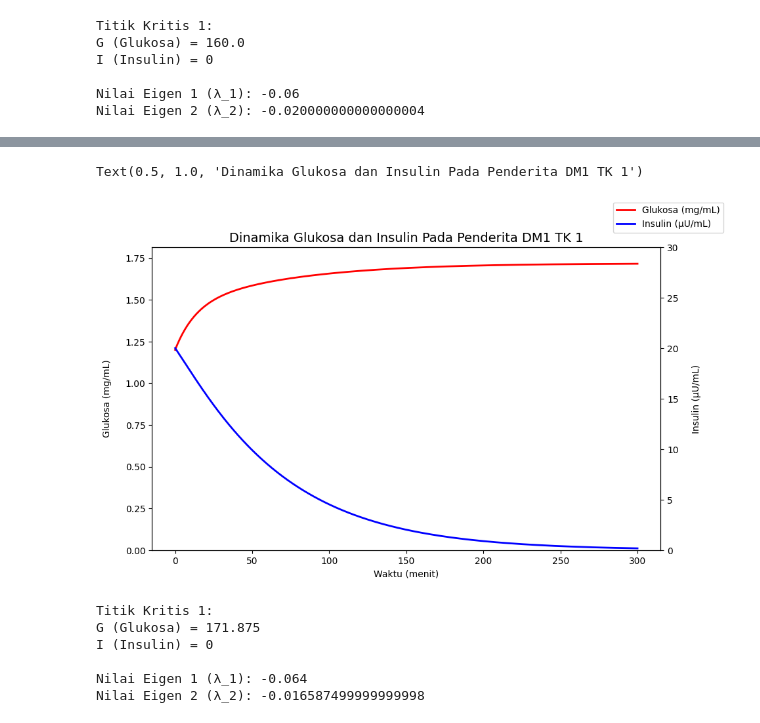
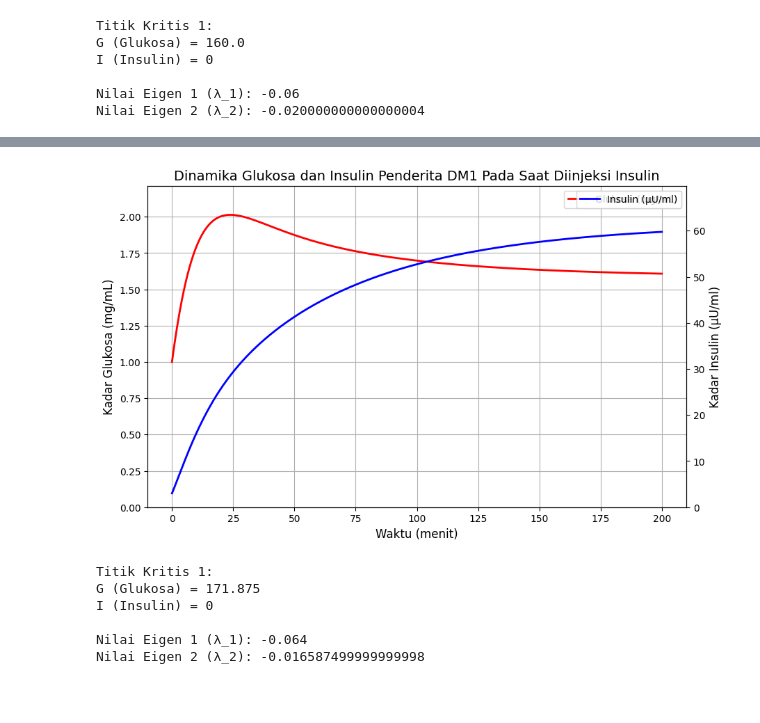
Before and after one commit to dayudyah20/Belajar-Coursera, a Jupyter notebook: MODEL_NORMAL_HOLLING_FIX.ipynb, the cells around one changed output, grey strips where cells are left out. Drawn from its saved outputs; the diff is of its cells as text; code cells hidden in the pictures; blank space fills up the shorter version.

```diff
--- a/MODEL_NORMAL_HOLLING_FIX.ipynb
+++ b/MODEL_NORMAL_HOLLING_FIX.ipynb
@@ -204,78 +481,70 @@ Nilai Eigen 2 (λ_2): -0.020000000000000004
 # %%
+
 import numpy as np
 import matplotlib.pyplot as plt
-
-# Parameter-parameter
-alpha = 11  # Penerimaan glukosa
-gamma = 0.064 # Penggunaan glukosa
-theta = 0.0004  # Pengaruh insulin
-sigma = 0.0006  # Efektivitas insulin
-epsilon = 0.001  # Tingkat kejenuhan
-beta = 0.0001  # Laju clearance insulin
 
 # Definisi sistem persamaan glukosa dan insulin
 def glucose_insulin_system(z, t, alpha, gamma, theta, sigma, beta, epsilon):
     G, I = z
-    # Perubahan kadar glukosa (mg/dL/min)
-    dGdt = alpha - gamma * G - theta * G * I
-    # Perubahan kadar insulin (μU/ml/min)
-    dIdt = sigma * I / (1 + epsilon * I) - beta * I * G
+    dGdt = alpha - gamma * G - theta * G * I  # Perubahan kadar glukosa (mg/dL/min)
+    dIdt = sigma * I / (1 + epsilon * I) - beta * I * G  # Perubahan kadar insulin (μU/ml/min)
     return np.array([dGdt, dIdt])
 
-# Fungsi untuk metode Runge-Kutta orde 4
+# Metode Runge-Kutta orde 4 untuk menyelesaikan sistem persamaan diferensial
 def runge_kutta_4(f, z0, t, params):
     n = len(t)
     z = np.zeros((n, len(z0)))
     z[0] = z0
     for i in range(1, n):
         h = t[i] - t[i-1]
         k1 = f(z[i-1], t[i-1], *params)
         k2 = f(z[i-1] + 0.5*h*k1, t[i-1] + 0.5*h, *params)
         k3 = f(z[i-1] + 0.5*h*k2, t[i-1] + 0.5*h, *params)
         k4 = f(z[i-1] + h*k3, t[i-1] + h, *params)
         z[i] = z[i-1] + (h/6) * (k1 + 2*k2 + 2*k3 + k4)
     return z
 
-# Kondisi awal
-z0 = np.array([120.0, 20.0])
+# Parameter untuk model
+alpha = 21.0  # Penerimaan glukosa
+gamma = 0.08  # Penggunaan glukosa tanpa bergantung insulin
+theta = 0.00085  # Penggunaan glukosa yang bergantung insulin
+sigma = 1.7  # Efektivitas insulin
+beta = 0.00018  # Clearance insulin
+epsilon = 0.95  # Efek saturasi
 
 # Rentang waktu simulasi
-t = np.linspace(0, 300, 3000)
+t = np.linspace(0, 200, 3000)  # Hingga 200 menit
 
-# Simulasi numerik
+# Kondisi awal (glukosa 100 mg/dL, insulin 20 μU/ml)
+z0 = np.array([100.0, 3.0])
+
+# Simulasi ulang dengan parameter yang disesuaikan
 params = (alpha, gamma, theta, sigma, beta, epsilon)
 solution = runge_kutta_4(glucose_insulin_system, z0, t, params)
 
 # Pisahkan hasil untuk glukosa dan insulin
-glucose = solution[:, 0]
+glucose = solution[:, 0] / 100  # Mengubah satuan glukosa dari mg/dL menjadi mg/mL
 insulin = solution[:, 1]
 
-# Konversi glukosa dari mg/dL ke mg/mL (membagi dengan 100)
-glucose_converted = glucose / 100  # Mengubah mg/dL ke mg/mL
-
-# Plot gabungan dengan dua sumbu y
+# Plot grafik Glukosa dan Insulin
 fig, ax1 = plt.subplots(figsize=(10, 6))
 
-# Sumbu Y kiri untuk Glukosa
-ax1.set_xlabel('Waktu (menit)')
-ax1.set_ylabel('Glukosa (mg/mL)', color='black', labelpad=15)
-ax1.plot(t, glucose_converted, label='Glukosa (mg/mL)', color='red', linewidth=2)
-ax1.tick_params(axis='y', labelcolor='black')
-ax1.set_ylim(0, max(glucose_converted) + 0.1)  # Mengatur batas atas sesuai dengan nilai glukosa
+# Plot glukosa pada sumbu y kiri
+ax1.plot(t, glucose, label='Glukosa (mg/mL)', color='red', linewidth=2)
+ax1.set_xlabel('Waktu (menit)', fontsize=12)
+ax1.set_ylabel('Kadar Glukosa (mg/mL)', fontsize=12)
+ax1.set_ylim(0, max(glucose) + 0.2)
+ax1.legend(fontsize=10)
+ax1.grid(True)
 
-# Sumbu Y kanan untuk Insulin
+# Buat sumbu y kanan untuk insulin
 ax2 = ax1.twinx()
-ax2.set_ylabel('Insulin (μU/mL)', color='black', labelpad=15)
-ax2.plot(t, insulin, label='Insulin (μU/mL)', color='blue', linewidth=2)
-ax2.tick_params(axis='y', labelcolor='black')
-ax2.set_ylim(0, max(insulin) + 10)
+ax2.plot(t, insulin, label='Insulin (μU/ml)', color='blue', linewidth=2)
+ax2.set_ylabel('Kadar Insulin (μU/ml)', fontsize=12)
+ax2.set_ylim(0, max(insulin) + 10)  # Memastikan grafik tidak terpotong
+ax2.legend(fontsize=10)
 
-
-# Tambahkan legenda
-fig.legend(loc='upper right', fontsize=10)
-
-# Judul dan grid
-plt.title('Dinamika Glukosa dan Insulin Pada Penderita DM1 TK 1', fontsize=14)
+plt.title('Dinamika Glukosa dan Insulin Penderita DM1 Pada Saat Diinjeksi Insulin', fontsize=14)
+plt.show()
 # %% [output]
-Text(0.5, 1.0, 'Dinamika Glukosa dan Insulin Pada Penderita DM1 TK 1')
-[figure, old version]
+[figure, new version]
```
Also changed, not shown: parts of 11 cells of this notebook.
